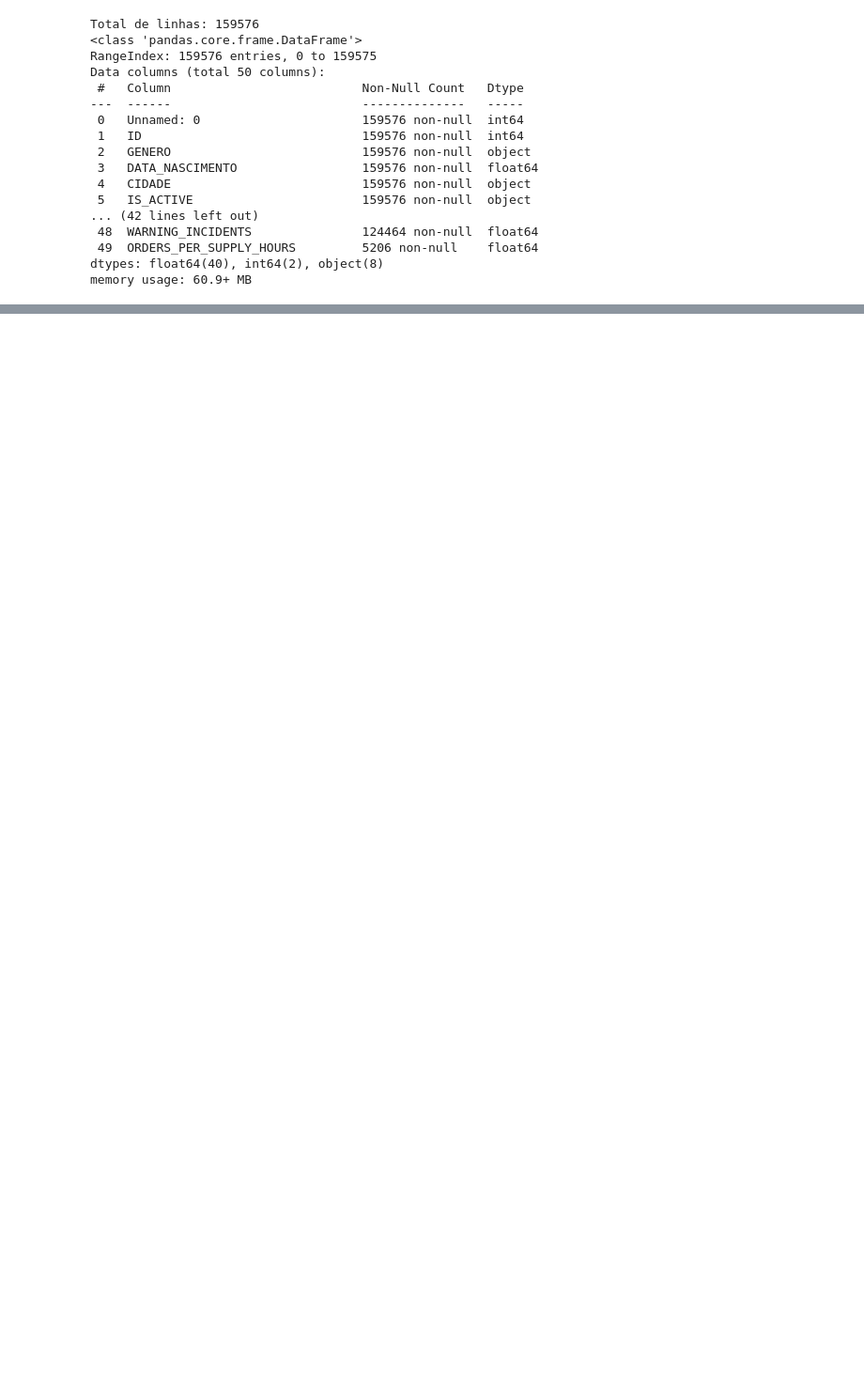
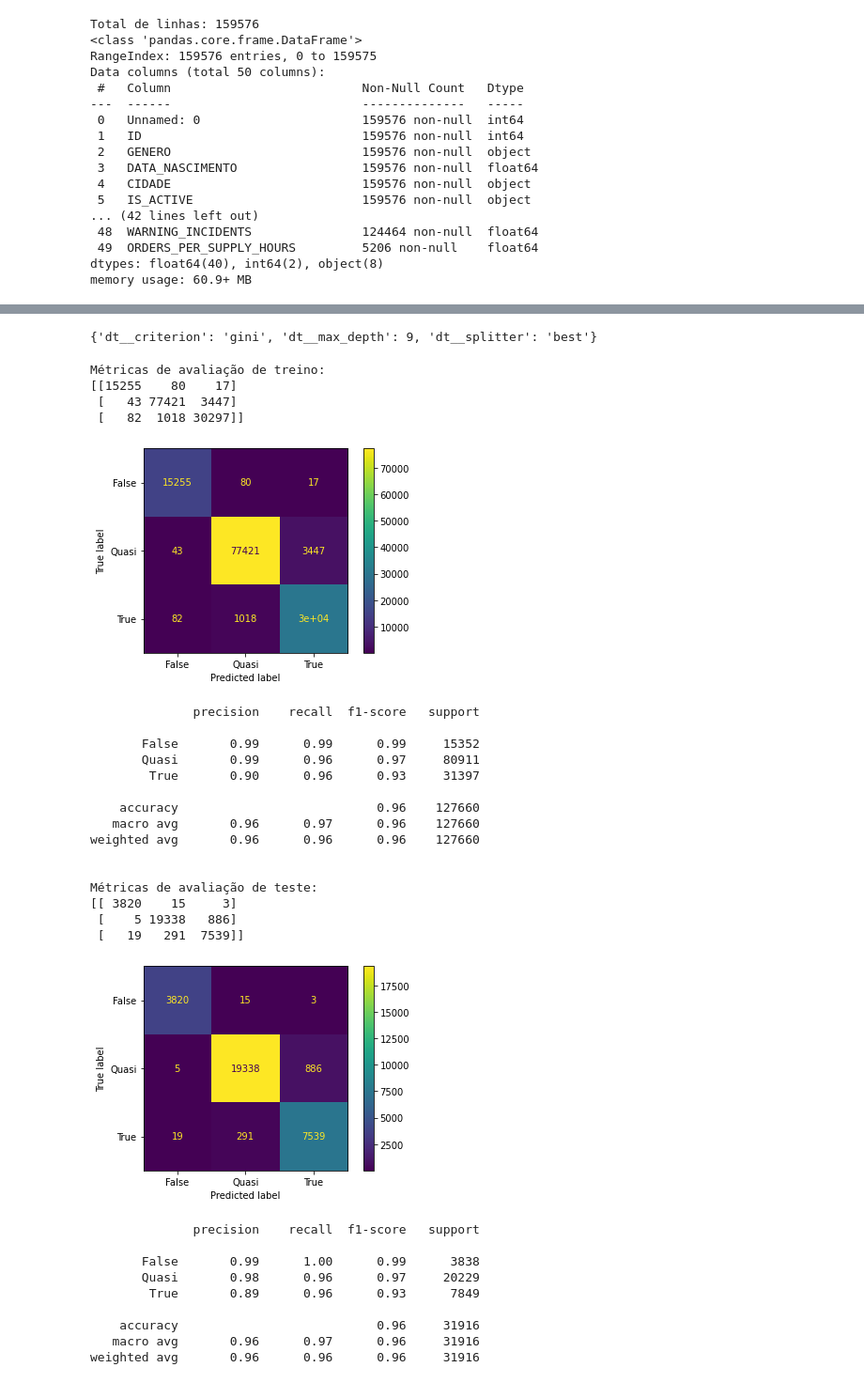
Before and after one commit to 2022M3T3-Inteli/Rappi-Hour, a Jupyter notebook: notebooks/machine-learning/decision-tree.ipynb, the cells around one changed output, grey strips where cells are left out. Shown at 94% size. Drawn from its saved outputs; the diff is of its cells as text; code cells hidden in the pictures; blank space fills up the shorter version.

```diff
--- a/notebooks/machine-learning/decision-tree.ipynb
+++ b/notebooks/machine-learning/decision-tree.ipynb
@@ -39,0 +323,61 @@ memory usage: 60.9+ MB
+# %%
+grid_dt.best_params_
+# %% [output]
+{'dt__criterion': 'gini', 'dt__max_depth': 9, 'dt__splitter': 'best'}
+# %%
+# ============================================
+
+print("\nMétricas de avaliação de treino:")
+
+y_pred_train = grid_dt.predict(X_train)
+
+print(confusion_matrix(y_train, y_pred_train))
+
+ConfusionMatrixDisplay.from_predictions(y_train, y_pred_train)
+plt.show()
+
+print(classification_report(y_train, y_pred_train))
+
+# ============================================
+
+print("\nMétricas de avaliação de teste:")
+
+y_pred_test = grid_dt.predict(X_test)
+
+print(confusion_matrix(y_test, y_pred_test))
+
+ConfusionMatrixDisplay.from_predictions(y_test, y_pred_test)
+plt.show()
+
+print(classification_report(y_test, y_pred_test))
+# %% [output]
+Métricas de avaliação de treino:
+[[15255    80    17]
+ [   43 77421  3447]
+ [   82  1018 30297]]
+[figure, added]
+              precision    recall  f1-score   support
+
+       False       0.99      0.99      0.99     15352
+       Quasi       0.99      0.96      0.97     80911
+        True       0.90      0.96      0.93     31397
+
+    accuracy                           0.96    127660
+   macro avg       0.96      0.97      0.96    127660
+weighted avg       0.96      0.96      0.96    127660
+
+
+Métricas de avaliação de teste:
+[[ 3820    15     3]
+ [    5 19338   886]
+ [   19   291  7539]]
+[figure, added]
+              precision    recall  f1-score   support
+
+       False       0.99      1.00      0.99      3838
+       Quasi       0.98      0.96      0.97     20229
+        True       0.89      0.96      0.93      7849
+
+    accuracy                           0.96     31916
+   macro avg       0.96      0.97      0.96     31916
+weighted avg       0.96      0.96      0.96     31916
```
Also changed, not shown: parts of 24 cells of this notebook.
